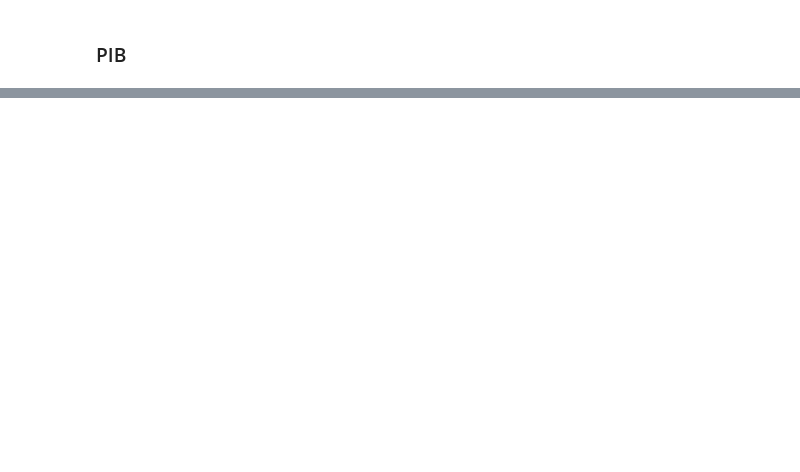
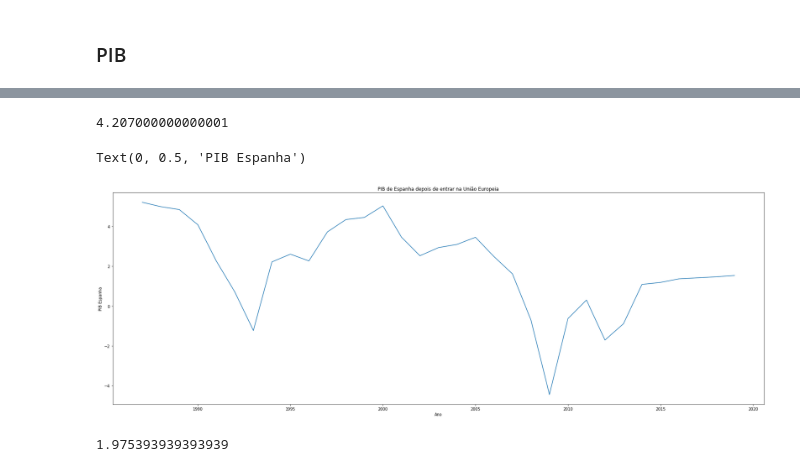
Before and after one commit to ellenbs/Projeto-1-CD, a Jupyter notebook: Projeto1-Teste2.ipynb, the cells around one changed output, grey strips where cells are left out. Cells and saved outputs as stored; diff of their text form; code cells hidden in the pictures; blank space fills up the shorter version.

Commit message:
graficos da espanha

```diff
--- a/Projeto1-Teste2.ipynb
+++ b/Projeto1-Teste2.ipynb
@@ -44,2 +51,8 @@ uniao_europeia = ['Austria', 'Belgium', 'Bulgaria', 'Croatia', 'Cyprus', 'Czech
 # %% [markdown]
 ### PIB
+# %%
+PIB_espanha = dados_PIB.loc["Spain",:]
+# %%
+PIB_espanha_antes = PIB_espanha[(PIB_espanha.index>1962) & (PIB_espanha.index<1986)]
+
+PIB_espanha_depois = PIB_espanha[(PIB_espanha.index>1986)]
@@ -45,0 +68,19 @@ uniao_europeia = ['Austria', 'Belgium', 'Bulgaria', 'Croatia', 'Cyprus', 'Czech
+# %%
+media_PIB_antes = PIB_espanha_antes.mean()
+media_PIB_antes
+# %% [output]
+4.207000000000001
+# %%
+plt.figure(figsize=(30,10))
+plt.plot(PIB_espanha_depois.index,PIB_espanha_depois)
+plt.title('PIB de Espanha depois de entrar na União Europeia')
+plt.xlabel('Ano')
+plt.ylabel('PIB Espanha')
+# %% [output]
+Text(0, 0.5, 'PIB Espanha')
+[figure, added]
+# %%
+media_PIB_depois = PIB_espanha_depois.mean()
+media_PIB_depois
+# %% [output]
+1.975393939393939
```
Also changed, not shown: parts of 22 cells of this notebook, 1 other file.
